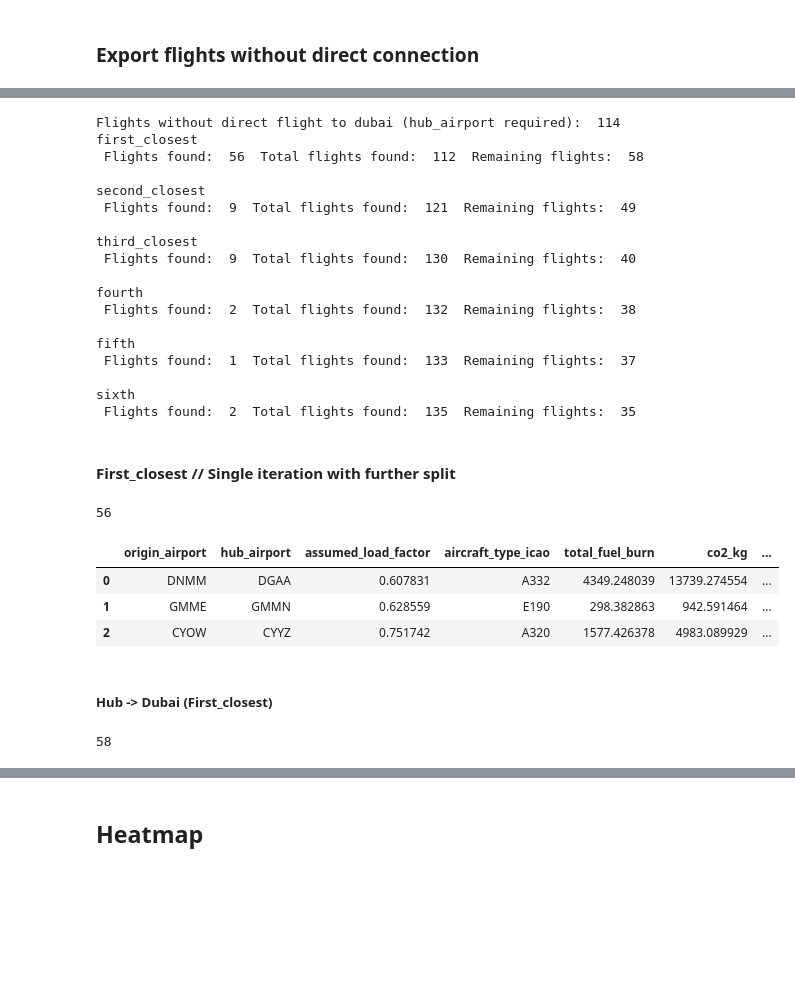
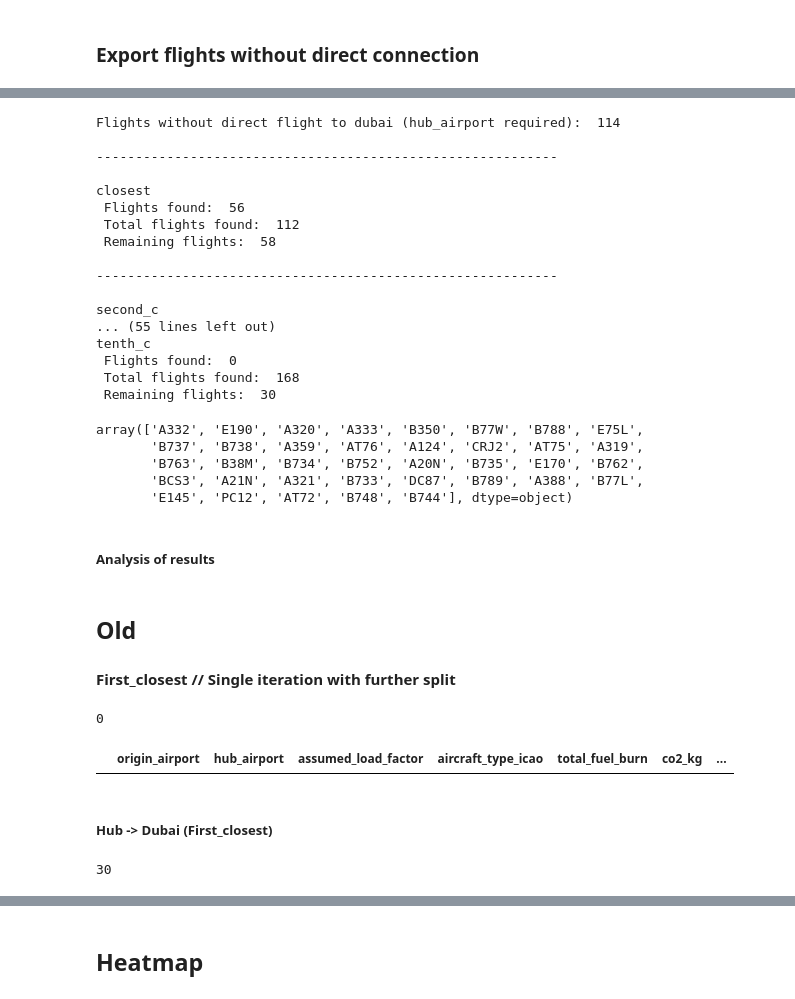
Before and after one commit to lukasschirren/COP_flight_analysis, a Jupyter notebook: cop28_delegate_list.ipynb, the cells around one changed output, grey strips where cells are left out. Drawn from its saved outputs; the diff is of its cells as text; code cells hidden in the pictures; blank space fills up the shorter version.

Commit message:
Finishing hub_airport calculation, data evaluation

```diff
--- a/cop28_delegate_list.ipynb
+++ b/cop28_delegate_list.ipynb
@@ -51,7 +51,7 @@ data_delegates = pd.read_csv(delegates_path)
 iata_icao_path = os.getcwd() + '/data/iata-icao.csv'
 data_iata_icao = pd.read_csv(iata_icao_path)
 # %%
-airport_location = data_delegates.merge(data_iata_icao, on='iata', how='left')[['iata','icao','total_delegates','country_code','airport','latitude','longitude']]
+airport_location = data_delegates.merge(data_iata_icao, on='iata', how='left')[['iata','icao','total_delegates_GDP','country_code','airport','latitude','longitude']]
 
 # Check for NAN values
 # airport_location.isna()
@@ -247,16 +256,9 @@ Index(['first_closest', 'second_closest', 'third_closest', 'fourth', 'fifth',
       dtype='object')
 # %%
-def is_defined(obj):
-    if obj is not None:
-        return True
-    else:
-        return False
+print('Flights without direct flight to dubai (hub_airport required): ',len(df_stopover), '\n')
 
-all_flights_non_direct = None
-
-print('Flights without direct flight to dubai (hub_airport required): ',len(df_stopover))
-
-for i_closeness in df_stopover.iloc[:,2:8].columns:
+for i_closeness in df_stopover.iloc[:,6:16].columns:
+    print('-----------------------------------------------------------\n')
     merged_df = pd.merge(df_stopover, df, left_on=['icao', i_closeness], right_on=['origin_airport', 'destination_airport'], how='inner')
     merged_df = merged_df.drop_duplicates(subset=['icao'], keep='first')
     merged_df.reset_index(inplace=True)
@@ -267,7 +269,7 @@ for i_closeness in df_stopover.iloc[:,2:8].columns:
         ]]
     #print(len(merged_df))
     merged_df.iloc[:3]
-
+    print(i_closeness,'\n Flights found: ', len(merged_df))
     #############################
     ##### Hub --> Dubai
     #############################
@@ -292,6 +294,7 @@ for i_closeness in df_stopover.iloc[:,2:8].columns:
     destination_dubai.iloc[:3]
 
     combined_dfs = []
+
     # Iterate over unique hub_airport values
     for hub_airport in merged_df['hub_airport'].unique():
         # Filter the row from destination_dubai
@@ -311,28 +314,32 @@ for i_closeness in df_stopover.iloc[:,2:8].columns:
 
         # Append the combined_df to the list
         combined_dfs.append(combined_df)
+
     if is_defined(all_flights_non_direct):
-        all_flights_non_direct = pd.concat([all_flights_non_direct] + combined_dfs, ignore_index=True)
+        all_flights_non_direct = pd.concat([all_flights_non_direct] + [merged_df] + combined_dfs, ignore_index=True)
     else:
         all_flights_non_direct = pd.concat([merged_df] + combined_dfs, ignore_index=True)
-    print(i_closeness,'\n Flights found: ', len(merged_df),' Total flights found: ',len(all_flights_non_direct),' Remaining flights: ',len(df_stopover),' \n')
-    all_flights_non_direct.iloc[:3]
+
+    print(' Total flights found: ', len(all_flights_non_direct))
+    print(' Remaining flights: ',len(df_stopover),' \n')
+
+
+# all_flights_non_direct.iloc[:3]
 # %% [output]
 Flights without direct flight to dubai (hub_airport required):  114
-first_closest
- Flights found:  56  Total flights found:  112  Remaining flights:  58
 
-second_closest
- Flights found:  9  Total flights found:  121  Remaining flights:  49
+-----------------------------------------------------------
 
-third_closest
- Flights found:  9  Total flights found:  130  Remaining flights:  40
+closest
+ Flights found:  56
+ Total flights found:  112
+ Remaining flights:  58
 
-fourth
- Flights found:  2  Total flights found:  132  Remaining flights:  38
+-----------------------------------------------------------
 
-fifth
- Flights found:  1  Total flights found:  133  Remaining flights:  37
-
-sixth
- Flights found:  2  Total flights found:  135  Remaining flights:  35
+second_c
+... (55 lines left out)
+tenth_c
+ Flights found:  0
+ Total flights found:  168
+ Remaining flights:  30
@@ -338,0 +349,10 @@ sixth
+# %%
+all_flights_non_direct['aircraft_type_icao'].unique()
+# %% [output]
+array(['A332', 'E190', 'A320', 'A333', 'B350', 'B77W', 'B788', 'E75L',
+       'B737', 'B738', 'A359', 'AT76', 'A124', 'CRJ2', 'AT75', 'A319',
+       'B763', 'B38M', 'B734', 'B752', 'A20N', 'B735', 'E170', 'B762',
+       'BCS3', 'A21N', 'A321', 'B733', 'DC87', 'B789', 'A388', 'B77L',
+       'E145', 'PC12', 'AT72', 'B748', 'B744'], dtype=object)
+# %% [markdown]
+##### Analysis of results
@@ -339,22 +388,20 @@ sixth
 # %% [markdown]
+## Old
 #### First_closest // Single iteration with further split
 # %%
-merged_df = pd.merge(df_stopover, df, left_on=['icao', 'first_closest'], right_on=['origin_airport', 'destination_airport'], how='inner')
+merged_df = pd.merge(df_stopover, df, left_on=['icao', 'closest'], right_on=['origin_airport', 'destination_airport'], how='inner')
 merged_df = merged_df.drop_duplicates(subset=['icao'], keep='first')
 merged_df.reset_index(inplace=True)
 merged_df = merged_df.rename(columns={'destination_airport':'hub_airport'})
 merged_df = merged_df[['origin_airport','hub_airport',
        'assumed_load_factor', 'aircraft_type_icao', 'total_fuel_burn','co2_kg',
        'nox_kg','hc_kg', 'oc_kg', 'h2o_kg', 'so2_kg', 'sulphates_kg','to_dubai'
        ]]
 print(len(merged_df))
 merged_df.iloc[:3]
 # %% [output]
-56
+0
 |  | origin_airport | hub_airport | assumed_load_factor | aircraft_type_icao | total_fuel_burn | co2_kg | ... |
-| 0 | DNMM | DGAA | 0.607831 | A332 | 4349.248039 | 13739.274554 | ... |
-| 1 | GMME | GMMN | 0.628559 | E190 | 298.382863 | 942.591464 | ... |
-| 2 | CYOW | CYYZ | 0.751742 | A320 | 1577.426378 | 4983.089929 | ... |
 # %% [markdown]
 ##### Hub -> Dubai (First_closest)
 # %%
@@ -367,7 +414,7 @@ for value, count in occurrences_count.items():
 
 len(df_stopover)
 # %% [output]
-58
+30
 # %%
 results_closest = merged_df[['hub_airport','to_dubai']]
 destination_dubai = pd.merge(results_closest, df, left_on=['hub_airport', 'to_dubai'], right_on=['origin_airport', 'destination_airport'], how='inner')
```
Also changed, not shown: parts of 15 cells of this notebook, 10 other files.
